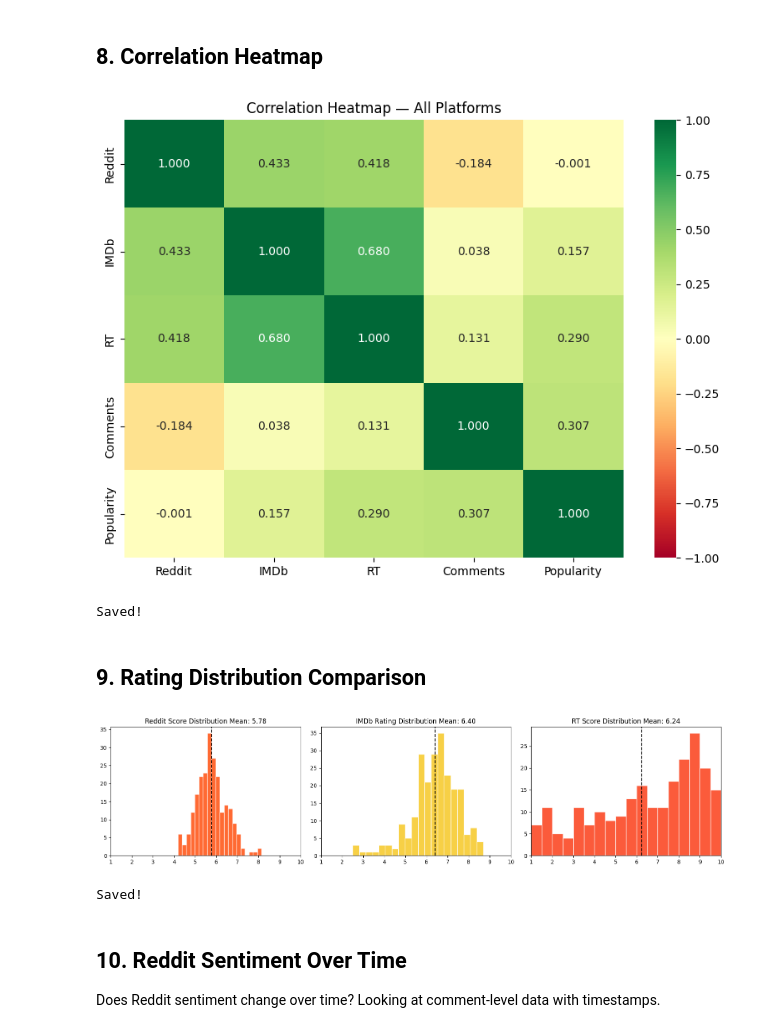
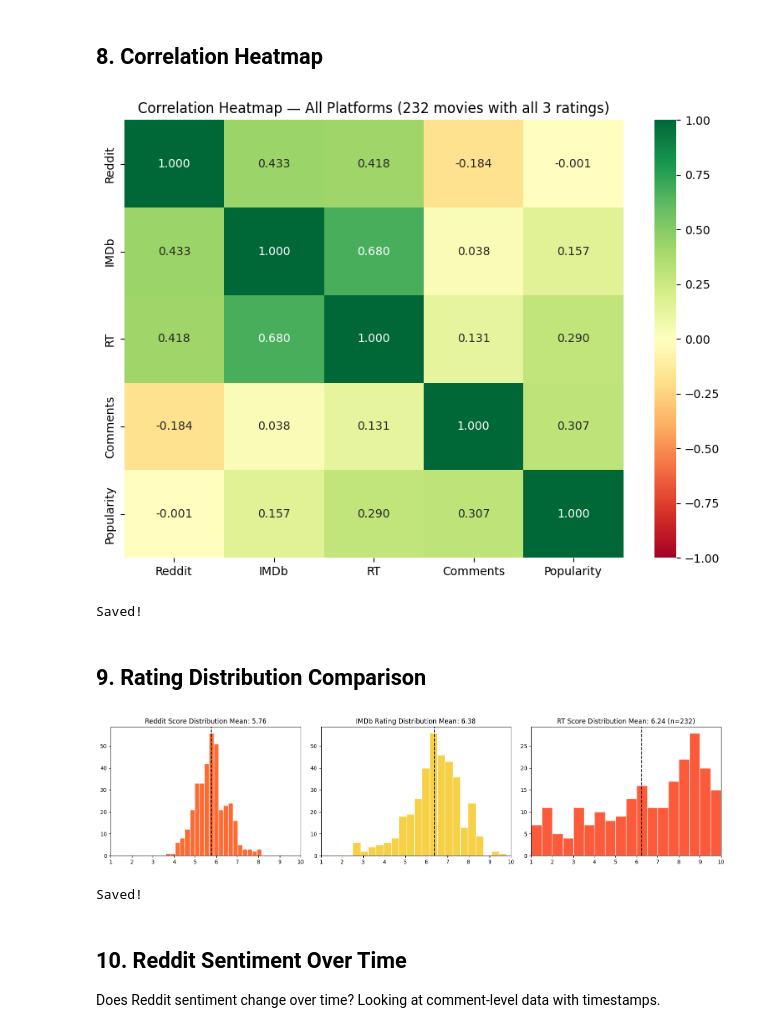
Before and after one commit to athulyabiju23/moviepulse, a Jupyter notebook: platform_comparison.ipynb, the cells around one changed output. Saved outputs shown, nothing was run; the diff lists cells and outputs as text; code cells hidden in the pictures.

Commit message:
modified rotten tomatoes dependancy to increase movie ocunt

```diff
--- a/platform_comparison.ipynb
+++ b/platform_comparison.ipynb
@@ -100,7 +104,12 @@ df["imdb_rating"] = df["imdb_rating"].astype(float)
 df = df.rename(columns={"reddit_score_v2": "reddit_score"})
 
 # keep only movies where we have all 3 scores
-df = df.dropna(subset=["reddit_score", "imdb_rating", "rt_score_10"])
+# require RT only for Hollywood (they always have it)
+# bollywood/kollywood often dont have RT scores so just need Reddit + IMDb
+hollywood = df[df["region"] == "Hollywood"].dropna(subset=["reddit_score", "imdb_rating", "rt_score_10"])
+others = df[df["region"] != "Hollywood"].dropna(subset=["reddit_score", "imdb_rating"])
+df = pd.concat([hollywood, others])
+print(f"Movies with ratings: {len(df)} ({len(hollywood)} Hollywood, {len(others)} regional)")
 print(f"Movies with all 3 ratings: {len(df)}")
 print()
 
@@ -446,9 +465,10 @@ Saved!
 # %% [markdown]
 ## 8. Correlation Heatmap
 # %%
-# correlation matrix
+# correlation matrix — use only movies with all scores for clean heatmap
+corr_df = df.dropna(subset=["rt_score_10"])
 corr_cols = ["reddit_score", "imdb_rating", "rt_score_10", "total_comments", "popularity"]
-corr_matrix = df[corr_cols].corr()
+corr_matrix = corr_df[corr_cols].corr()
 
 fig, ax = plt.subplots(figsize=(8, 6))
 sns.heatmap(
@@ -458,40 +478,41 @@ sns.heatmap(
     yticklabels=["Reddit", "IMDb", "RT", "Comments", "Popularity"],
     ax=ax
 )
-ax.set_title("Correlation Heatmap — All Platforms")
+ax.set_title(f"Correlation Heatmap — All Platforms ({len(corr_df)} movies with all 3 ratings)")
 plt.tight_layout()
 plt.savefig("data/correlation_heatmap.png", dpi=150, bbox_inches="tight")
 plt.show()
 print("Saved!")
 # %% [output]
-[figure, old version]
+[figure, new version]
 Saved!
 # %% [markdown]
 ## 9. Rating Distribution Comparison
 # %%
 fig, axes = plt.subplots(1, 3, figsize=(16, 4))
 
 axes[0].hist(df["reddit_score"], bins=20, color="#FF4500", alpha=0.8, edgecolor="white")
 axes[0].set_title(f"Reddit Score Distribution Mean: {df['reddit_score'].mean():.2f}")
 axes[0].set_xlim(1, 10)
 axes[0].axvline(df["reddit_score"].mean(), color="black", linestyle="--")
 
 axes[1].hist(df["imdb_rating"], bins=20, color="#F5C518", alpha=0.8, edgecolor="white")
 axes[1].set_title(f"IMDb Rating Distribution Mean: {df['imdb_rating'].mean():.2f}")
 axes[1].set_xlim(1, 10)
 axes[1].axvline(df["imdb_rating"].mean(), color="black", linestyle="--")
 
-axes[2].hist(df["rt_score_10"], bins=20, color="#FA320A", alpha=0.8, edgecolor="white")
-axes[2].set_title(f"RT Score Distribution Mean: {df['rt_score_10'].mean():.2f}")
+rt_valid = df["rt_score_10"].dropna()
+axes[2].hist(rt_valid, bins=20, color="#FA320A", alpha=0.8, edgecolor="white")
+axes[2].set_title(f"RT Score Distribution Mean: {rt_valid.mean():.2f} (n={len(rt_valid)})")
 axes[2].set_xlim(1, 10)
-axes[2].axvline(df["rt_score_10"].mean(), color="black", linestyle="--")
+axes[2].axvline(rt_valid.mean(), color="black", linestyle="--")
 
 plt.tight_layout()
 plt.savefig("data/distribution_comparison.png", dpi=150, bbox_inches="tight")
 plt.show()
 print("Saved!")
 # %% [output]
-[figure, old version]
+[figure, new version]
 Saved!
 # %% [markdown]
 ## 10. Reddit Sentiment Over Time
```
Also changed, not shown: parts of 16 cells of this notebook.
